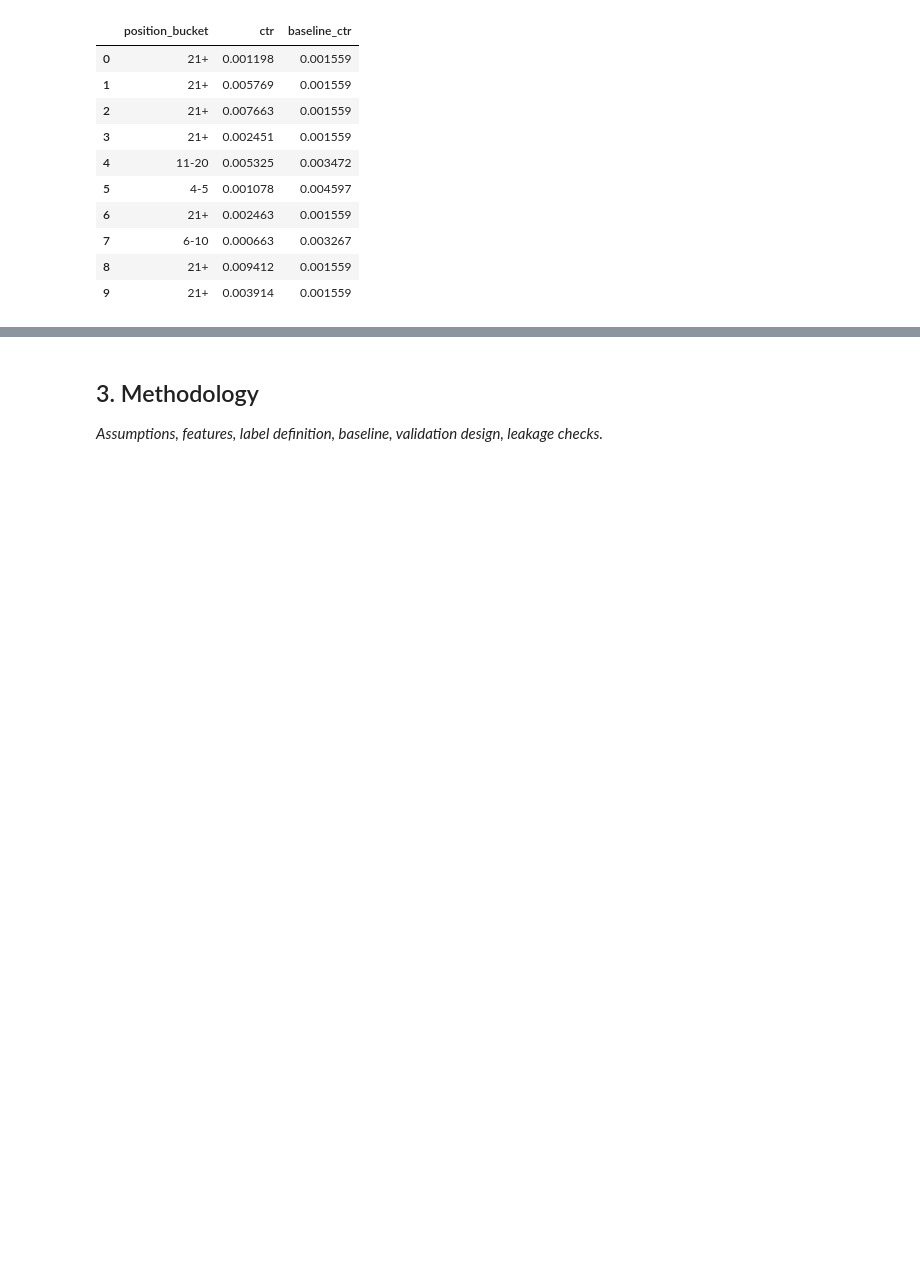
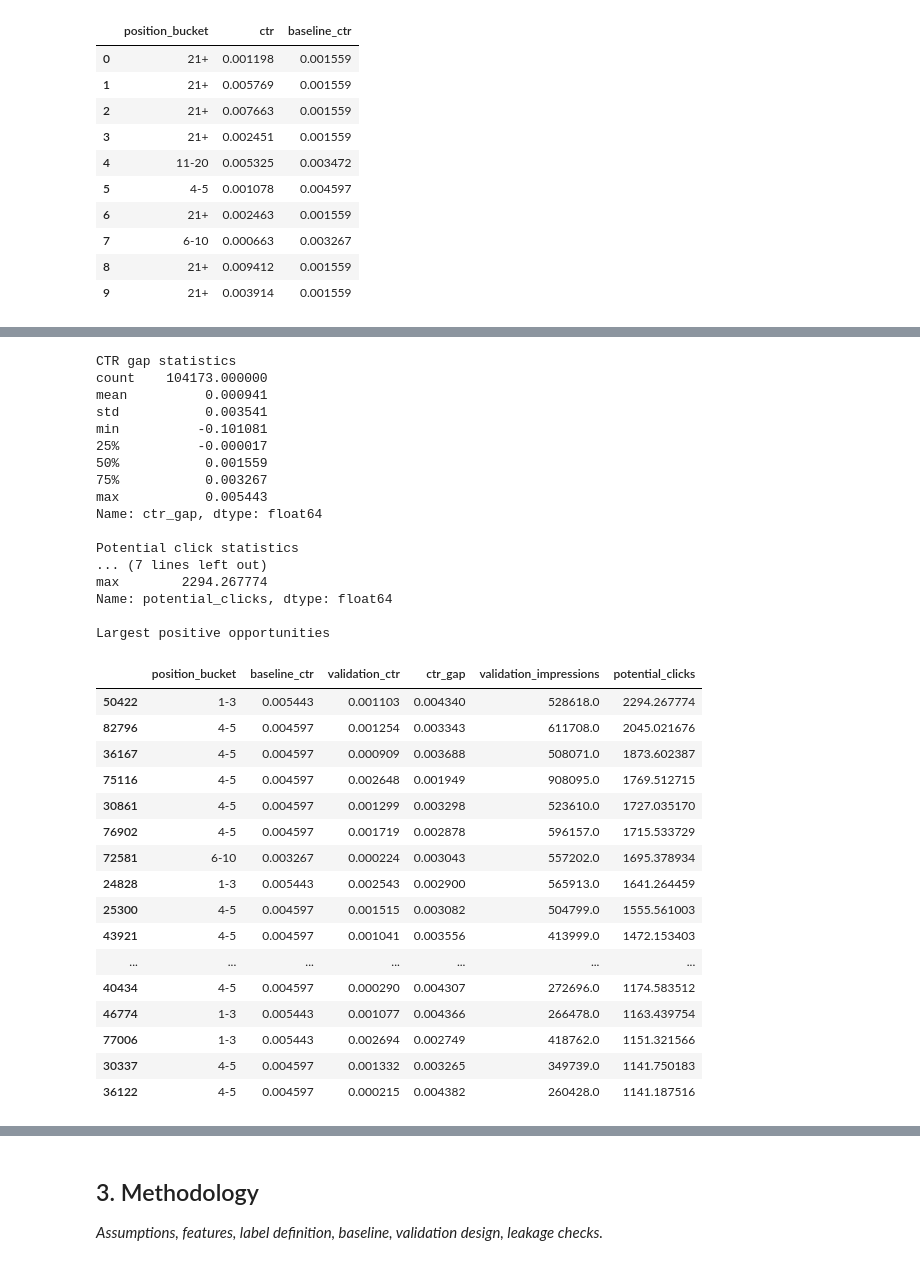
Before and after one commit to abiodunadesesan/FlyRank-ml-Internship-, a Jupyter notebook: work/notebooks/capstone.ipynb, the cells around one changed output, grey strips where cells are left out. Cells and saved outputs as stored; diff of their text form; code cells hidden in the pictures; blank space fills up the shorter version.

```diff
--- a/work/notebooks/capstone.ipynb
+++ b/work/notebooks/capstone.ipynb
@@ -427,0 +671,59 @@ Pages with baseline CTR: 104173
+# %%
+print("CTR gap statistics")
+print(model_dataset["ctr_gap"].describe())
+
+print("\nPotential click statistics")
+print(model_dataset["potential_clicks"].describe())
+
+print("\nLargest positive opportunities")
+display(
+    model_dataset[
+        model_dataset["potential_clicks"] > 0
+    ][
+        [
+            "position_bucket",
+            "baseline_ctr",
+            "validation_ctr",
+            "ctr_gap",
+            "validation_impressions",
+            "potential_clicks"
+        ]
+    ]
+    .sort_values("potential_clicks", ascending=False)
+    .head(20)
+)
+# %% [output]
+CTR gap statistics
+count    104173.000000
+mean          0.000941
+std           0.003541
+min          -0.101081
+25%          -0.000017
+50%           0.001559
+75%           0.003267
+max           0.005443
+Name: ctr_gap, dtype: float64
+
+Potential click statistics
+... (7 lines left out)
+max        2294.267774
+Name: potential_clicks, dtype: float64
+
+Largest positive opportunities
+|  | position_bucket | baseline_ctr | validation_ctr | ctr_gap | validation_impressions | potential_clicks |
+| 50422 | 1-3 | 0.005443 | 0.001103 | 0.004340 | 528618.0 | 2294.267774 |
+| 82796 | 4-5 | 0.004597 | 0.001254 | 0.003343 | 611708.0 | 2045.021676 |
+| 36167 | 4-5 | 0.004597 | 0.000909 | 0.003688 | 508071.0 | 1873.602387 |
+| 75116 | 4-5 | 0.004597 | 0.002648 | 0.001949 | 908095.0 | 1769.512715 |
+| 30861 | 4-5 | 0.004597 | 0.001299 | 0.003298 | 523610.0 | 1727.035170 |
+| 76902 | 4-5 | 0.004597 | 0.001719 | 0.002878 | 596157.0 | 1715.533729 |
+| 72581 | 6-10 | 0.003267 | 0.000224 | 0.003043 | 557202.0 | 1695.378934 |
+| 24828 | 1-3 | 0.005443 | 0.002543 | 0.002900 | 565913.0 | 1641.264459 |
+| 25300 | 4-5 | 0.004597 | 0.001515 | 0.003082 | 504799.0 | 1555.561003 |
+| 43921 | 4-5 | 0.004597 | 0.001041 | 0.003556 | 413999.0 | 1472.153403 |
+| ... | ... | ... | ... | ... | ... | ... |
+| 40434 | 4-5 | 0.004597 | 0.000290 | 0.004307 | 272696.0 | 1174.583512 |
+| 46774 | 1-3 | 0.005443 | 0.001077 | 0.004366 | 266478.0 | 1163.439754 |
+| 77006 | 1-3 | 0.005443 | 0.002694 | 0.002749 | 418762.0 | 1151.321566 |
+| 30337 | 4-5 | 0.004597 | 0.001332 | 0.003265 | 349739.0 | 1141.750183 |
+| 36122 | 4-5 | 0.004597 | 0.000215 | 0.004382 | 260428.0 | 1141.187516 |
```
Also changed, not shown: parts of 3 cells of this notebook.
